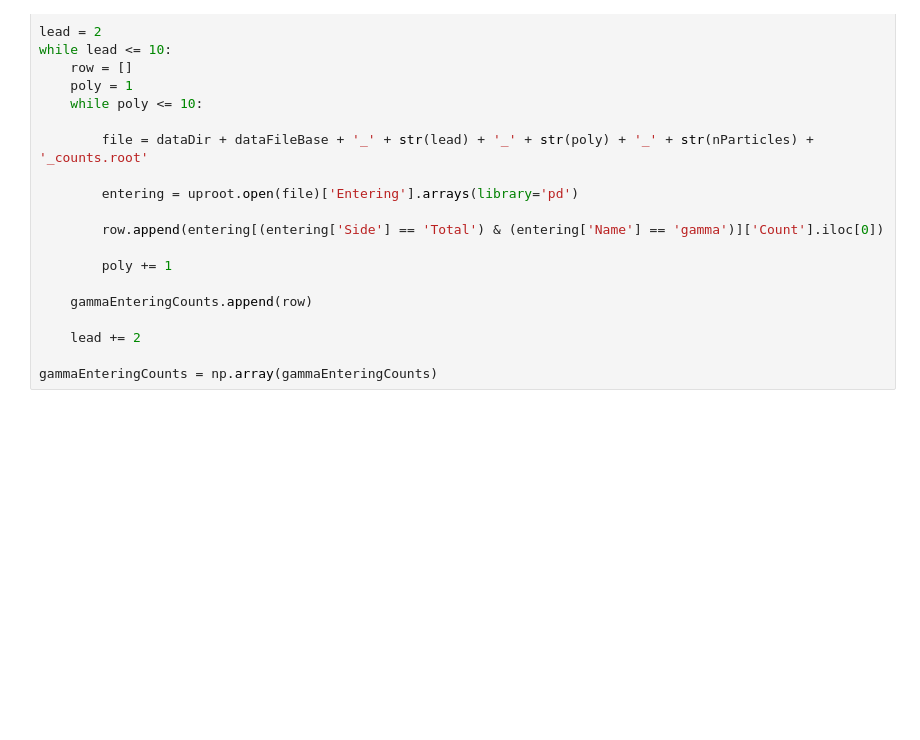
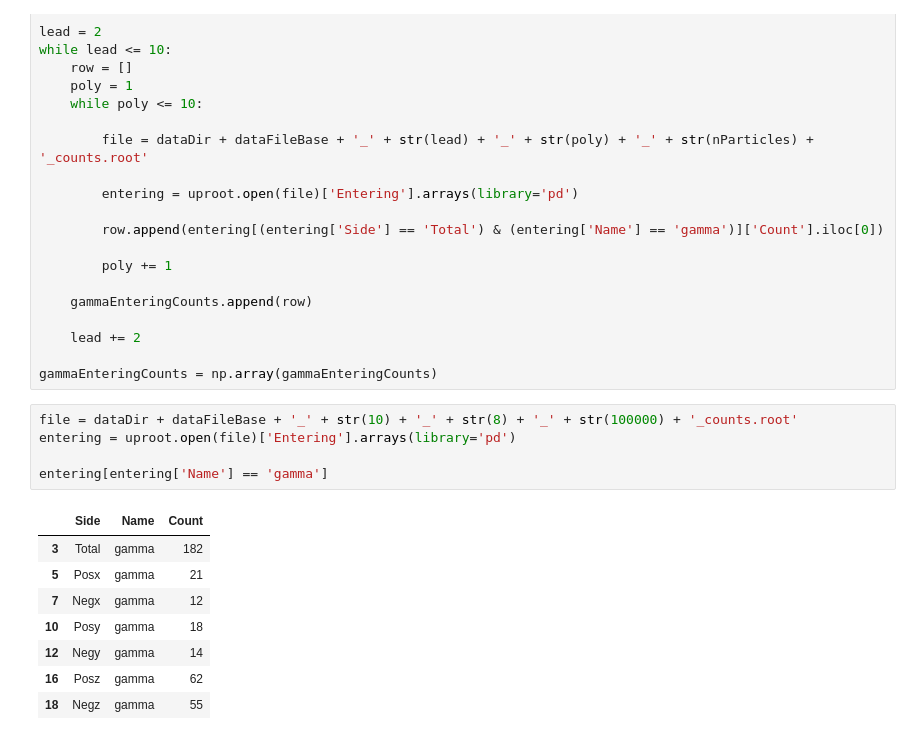
Before and after one commit to ArktisDev/Migdal, a Jupyter notebook: analysis/graphing/Test_Batch_Graphing.ipynb, the cells around one changed output. Drawn from its saved outputs; the diff is of its cells as text; blank space fills up the shorter version.

```diff
--- a/analysis/graphing/Test_Batch_Graphing.ipynb
+++ b/analysis/graphing/Test_Batch_Graphing.ipynb
@@ -55,6 +53,20 @@ while lead <= 10:
     lead += 2
 
 gammaEnteringCounts = np.array(gammaEnteringCounts)
+# %%
+file = dataDir + dataFileBase + '_' + str(10) + '_' + str(8) + '_' + str(100000) + '_counts.root'
+entering = uproot.open(file)['Entering'].arrays(library='pd')
+
+entering[entering['Name'] == 'gamma']
+# %% [output]
+|  | Side | Name | Count |
+| 3 | Total | gamma | 182 |
+| 5 | Posx | gamma | 21 |
+| 7 | Negx | gamma | 12 |
+| 10 | Posy | gamma | 18 |
+| 12 | Negy | gamma | 14 |
+| 16 | Posz | gamma | 62 |
+| 18 | Negz | gamma | 55 |
 # %%
 fig, ax = plt.subplots(figsize=(8,5))
 
```
Also changed, not shown: parts of 2 cells of this notebook, 2 other files.
